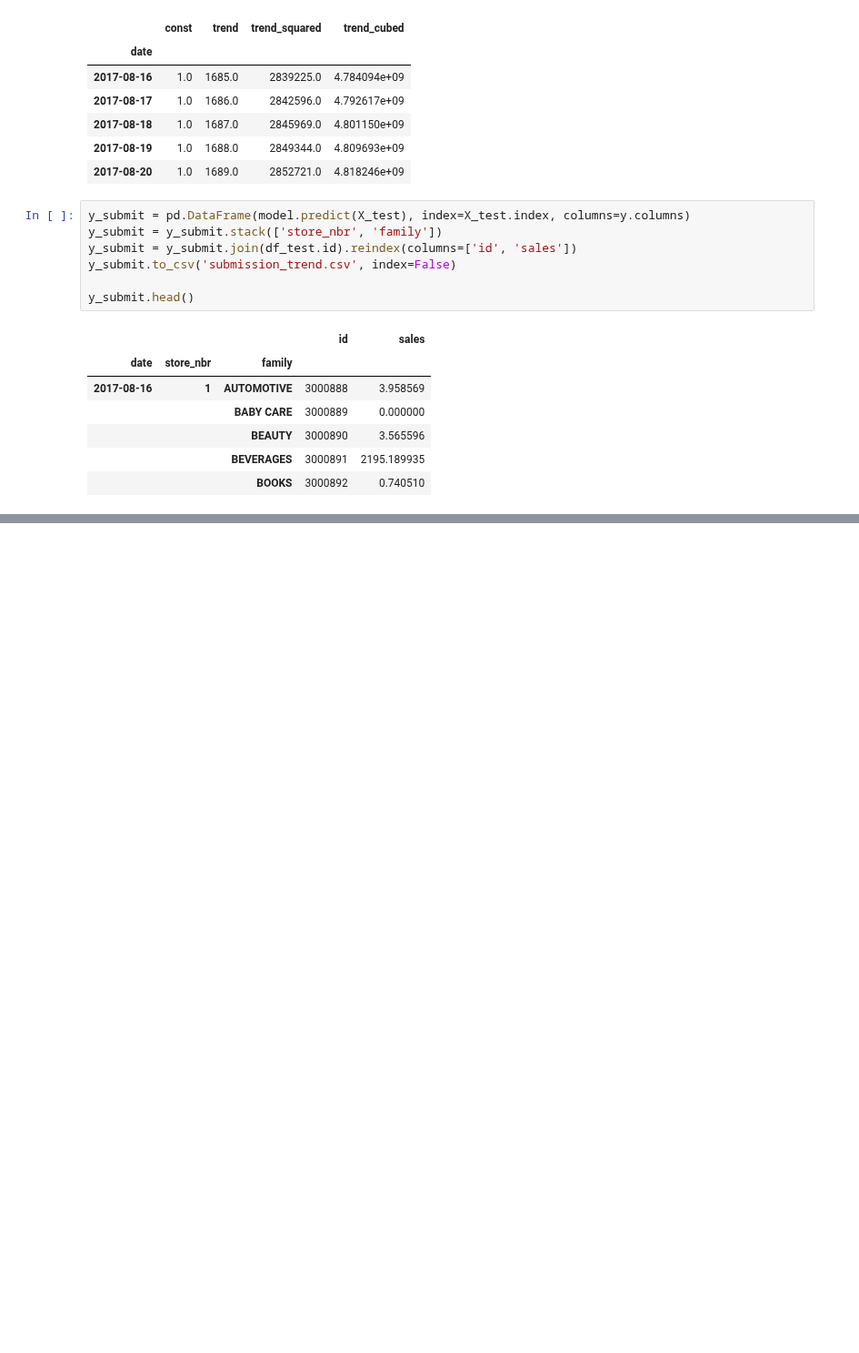
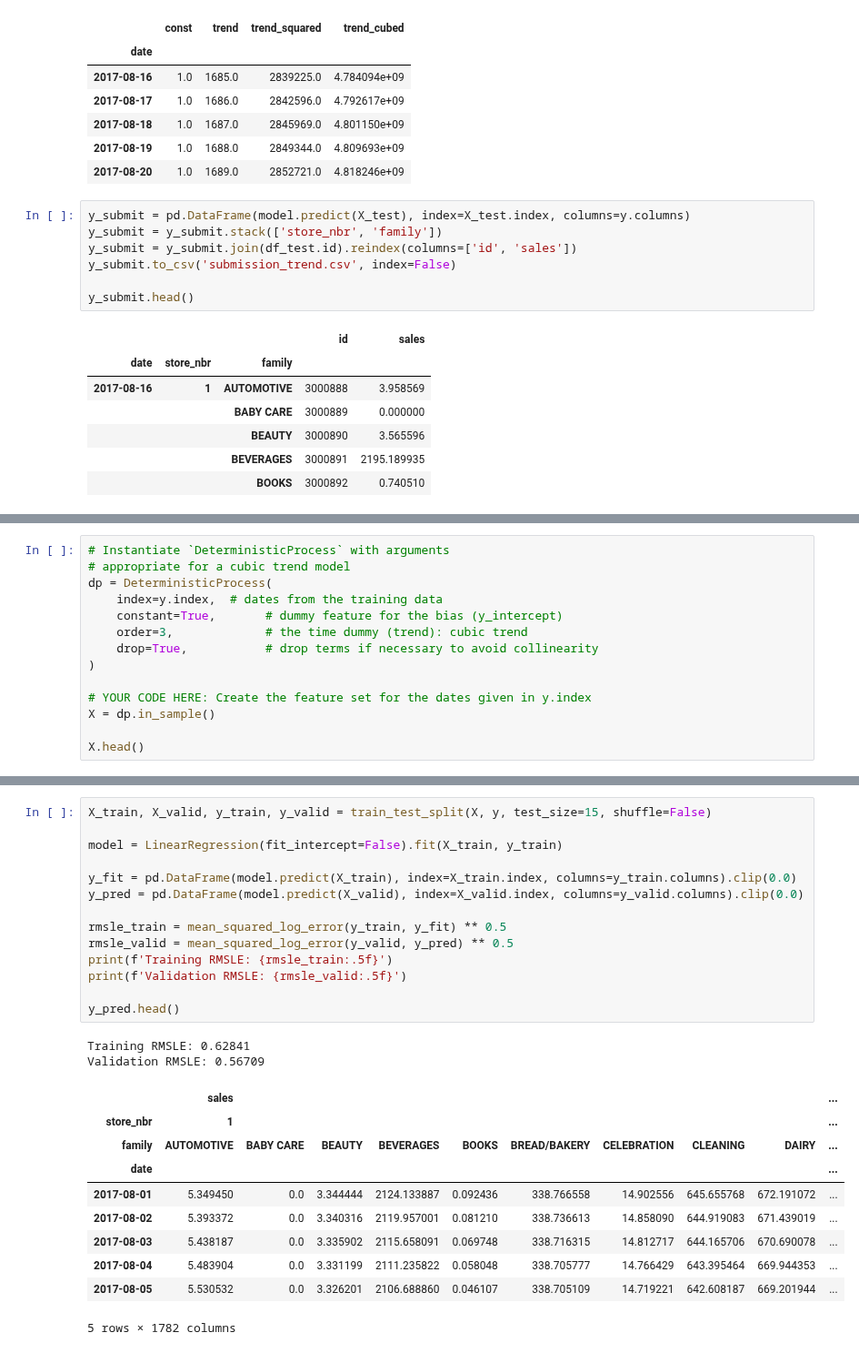
Before and after one commit to abhirup-ghosh/kaggle, a Jupyter notebook: store-sales-time-series-forecasting.ipynb, the cells around one changed output, grey strips where cells are left out. Shown at 91% size. Cells and saved outputs as stored; diff of their text form; blank space fills up the shorter version.

```diff
--- a/store-sales-time-series-forecasting.ipynb
+++ b/store-sales-time-series-forecasting.ipynb
@@ -457,0 +482,14 @@ y_submit.head()
+# %%
+# Instantiate `DeterministicProcess` with arguments
+# appropriate for a cubic trend model
+dp = DeterministicProcess(
+    index=y.index,  # dates from the training data
+    constant=True,       # dummy feature for the bias (y_intercept)
+    order=3,             # the time dummy (trend): cubic trend
+    drop=True,           # drop terms if necessary to avoid collinearity
+)
+
+# YOUR CODE HERE: Create the feature set for the dates given in y.index
+X = dp.in_sample()
+
+X.head()
@@ -457,0 +504,27 @@ y_submit.head()
+# %%
+X_train, X_valid, y_train, y_valid = train_test_split(X, y, test_size=15, shuffle=False)
+
+model = LinearRegression(fit_intercept=False).fit(X_train, y_train)
+
+y_fit = pd.DataFrame(model.predict(X_train), index=X_train.index, columns=y_train.columns).clip(0.0)
+y_pred = pd.DataFrame(model.predict(X_valid), index=X_valid.index, columns=y_valid.columns).clip(0.0)
+
+rmsle_train = mean_squared_log_error(y_train, y_fit) ** 0.5
+rmsle_valid = mean_squared_log_error(y_valid, y_pred) ** 0.5
+print(f'Training RMSLE: {rmsle_train:.5f}')
+print(f'Validation RMSLE: {rmsle_valid:.5f}')
+
+y_pred.head()
+# %% [output]
+Training RMSLE: 0.62841
+Validation RMSLE: 0.56709
+|  | sales |  |  |  |  |  |  |  |  | ... |
+| store_nbr | 1 |  |  |  |  |  |  |  |  | ... |
+| family | AUTOMOTIVE | BABY CARE | BEAUTY | BEVERAGES | BOOKS | BREAD/BAKERY | CELEBRATION | CLEANING | DAIRY | ... |
+| date |  |  |  |  |  |  |  |  |  | ... |
+| 2017-08-01 | 5.349450 | 0.0 | 3.344444 | 2124.133887 | 0.092436 | 338.766558 | 14.902556 | 645.655768 | 672.191072 | ... |
+| 2017-08-02 | 5.393372 | 0.0 | 3.340316 | 2119.957001 | 0.081210 | 338.736613 | 14.858090 | 644.919083 | 671.439019 | ... |
+| 2017-08-03 | 5.438187 | 0.0 | 3.335902 | 2115.658091 | 0.069748 | 338.716315 | 14.812717 | 644.165706 | 670.690078 | ... |
+| 2017-08-04 | 5.483904 | 0.0 | 3.331199 | 2111.235822 | 0.058048 | 338.705777 | 14.766429 | 643.395464 | 669.944353 | ... |
+| 2017-08-05 | 5.530532 | 0.0 | 3.326201 | 2106.688860 | 0.046107 | 338.705109 | 14.719221 | 642.608187 | 669.201944 | ... |
+5 rows × 1782 columns
```
Also changed, not shown: parts of 7 cells of this notebook.
